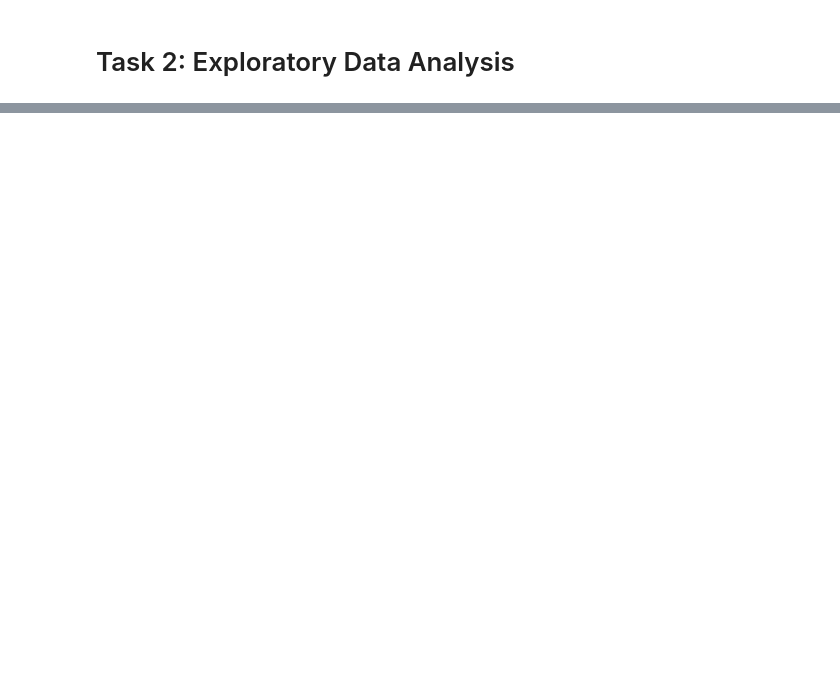
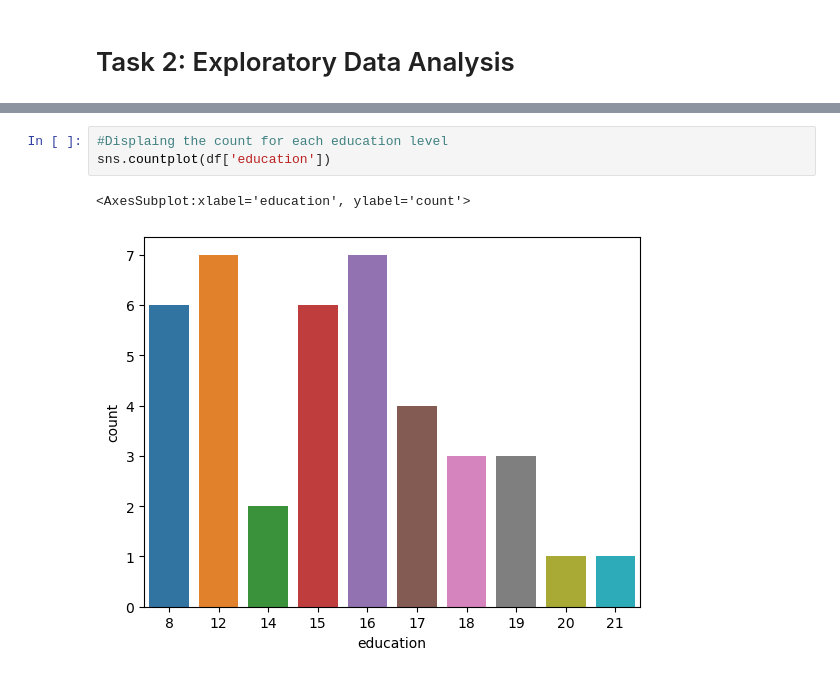
Before and after one commit to vikingwarior/data-science-sample-project, a Jupyter notebook: code/project.ipynb, the cells around one changed output, grey strips where cells are left out. Saved outputs shown, nothing was run; the diff lists cells and outputs as text; blank space fills up the shorter version.

```diff
--- a/code/project.ipynb
+++ b/code/project.ipynb
@@ -104,0 +125,6 @@ df.head(10)
+# %%
+#Displaing the count for each education level
+sns.countplot(df['education'])
+# %% [output]
+<AxesSubplot:xlabel='education', ylabel='count'>
+[figure, added]
```
Also changed, not shown: parts of 17 cells of this notebook.
